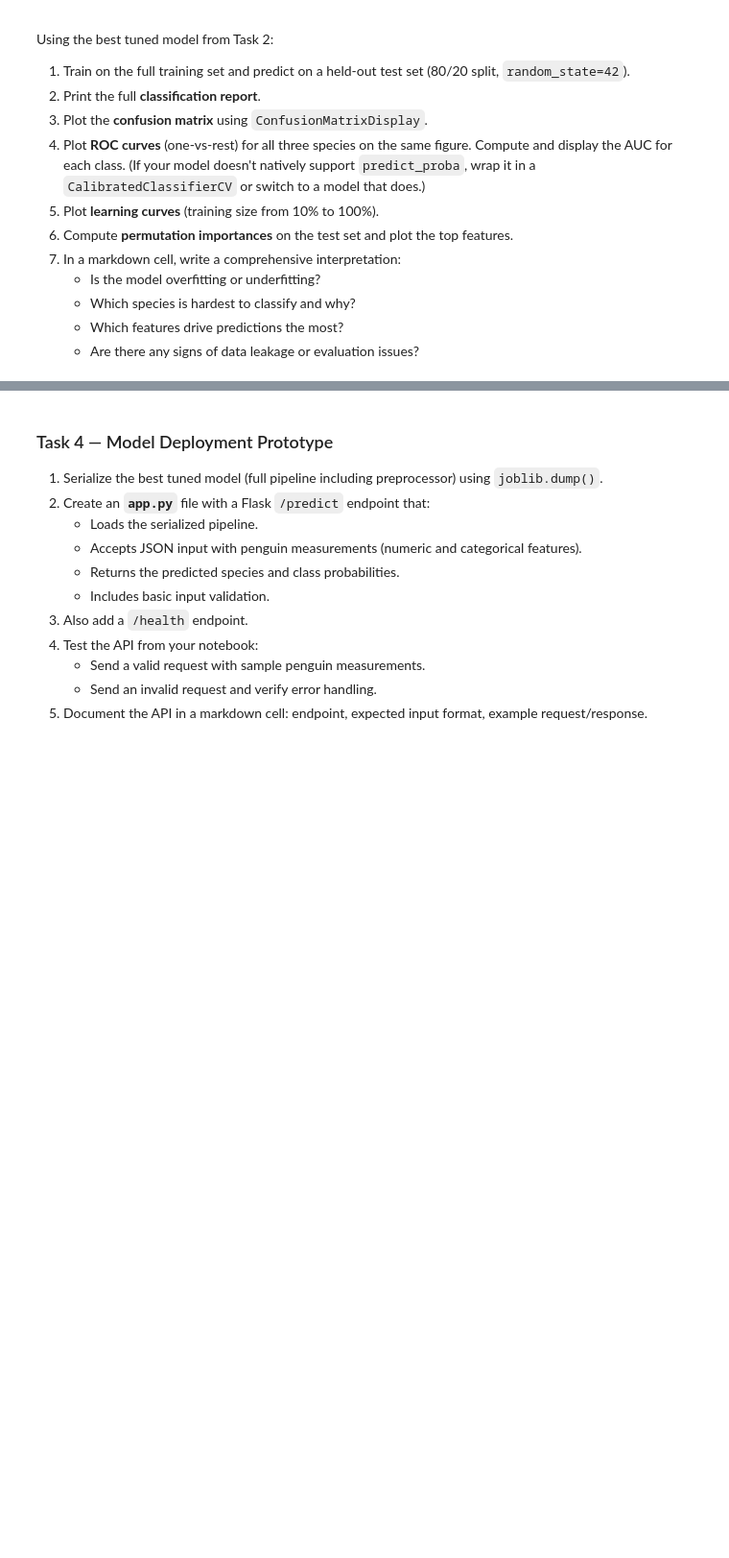
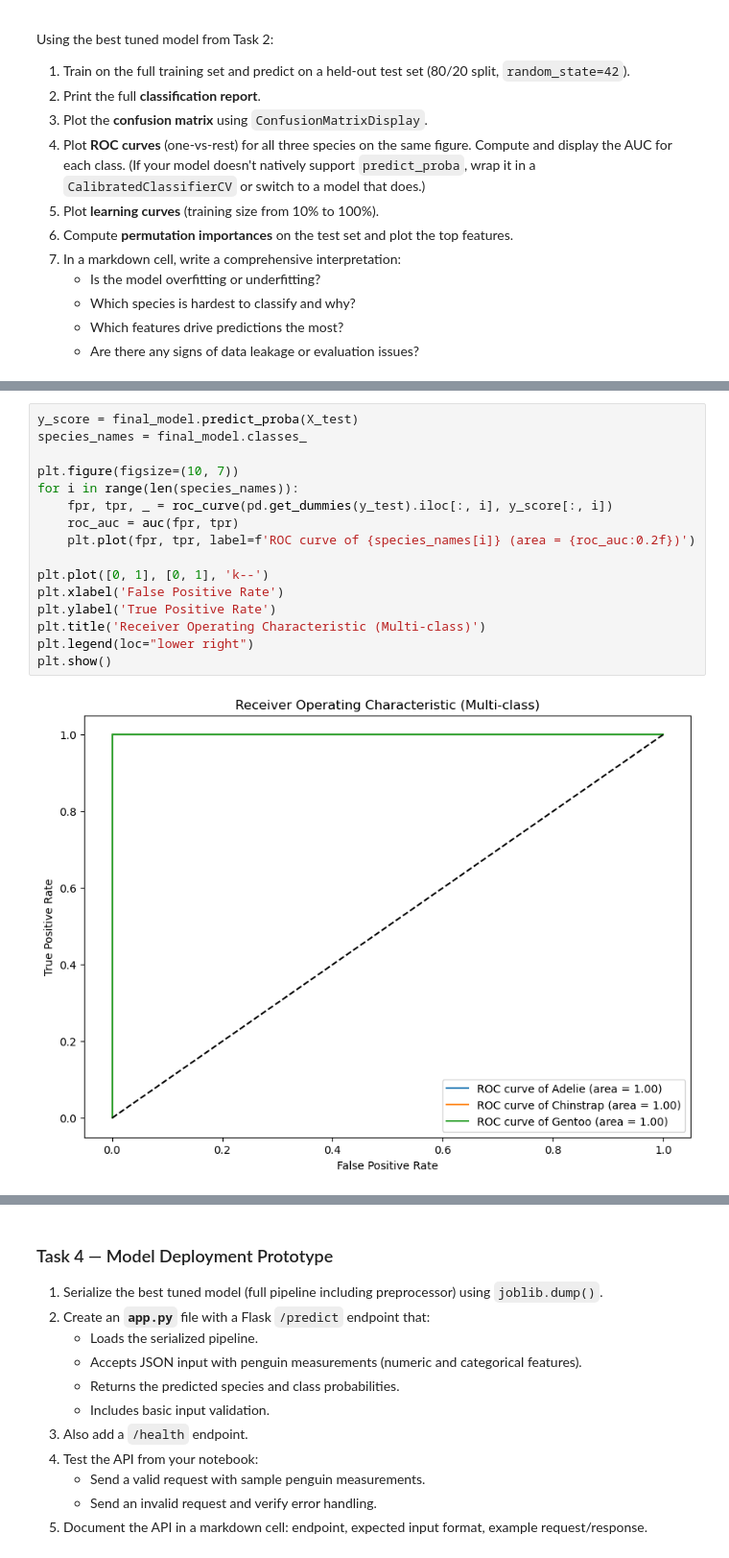
Before and after one commit to wiserval/m4-10-assessment, a Jupyter notebook: m4-10-assessment.ipynb, the cells around one changed output, grey strips where cells are left out. Shown at 96% size. Drawn from its saved outputs; the diff is of its cells as text; blank space fills up the shorter version.

```diff
--- a/m4-10-assessment.ipynb
+++ b/m4-10-assessment.ipynb
@@ -213,0 +249,18 @@ Using the best tuned model from Task 2:
+# %%
+y_score = final_model.predict_proba(X_test)
+species_names = final_model.classes_
+
+plt.figure(figsize=(10, 7))
+for i in range(len(species_names)):
+    fpr, tpr, _ = roc_curve(pd.get_dummies(y_test).iloc[:, i], y_score[:, i])
+    roc_auc = auc(fpr, tpr)
+    plt.plot(fpr, tpr, label=f'ROC curve of {species_names[i]} (area = {roc_auc:0.2f})')
+
+plt.plot([0, 1], [0, 1], 'k--')
+plt.xlabel('False Positive Rate')
+plt.ylabel('True Positive Rate')
+plt.title('Receiver Operating Characteristic (Multi-class)')
+plt.legend(loc="lower right")
+plt.show()
+# %% [output]
+[figure, added]
```
Also changed, not shown: parts of 7 cells of this notebook.
